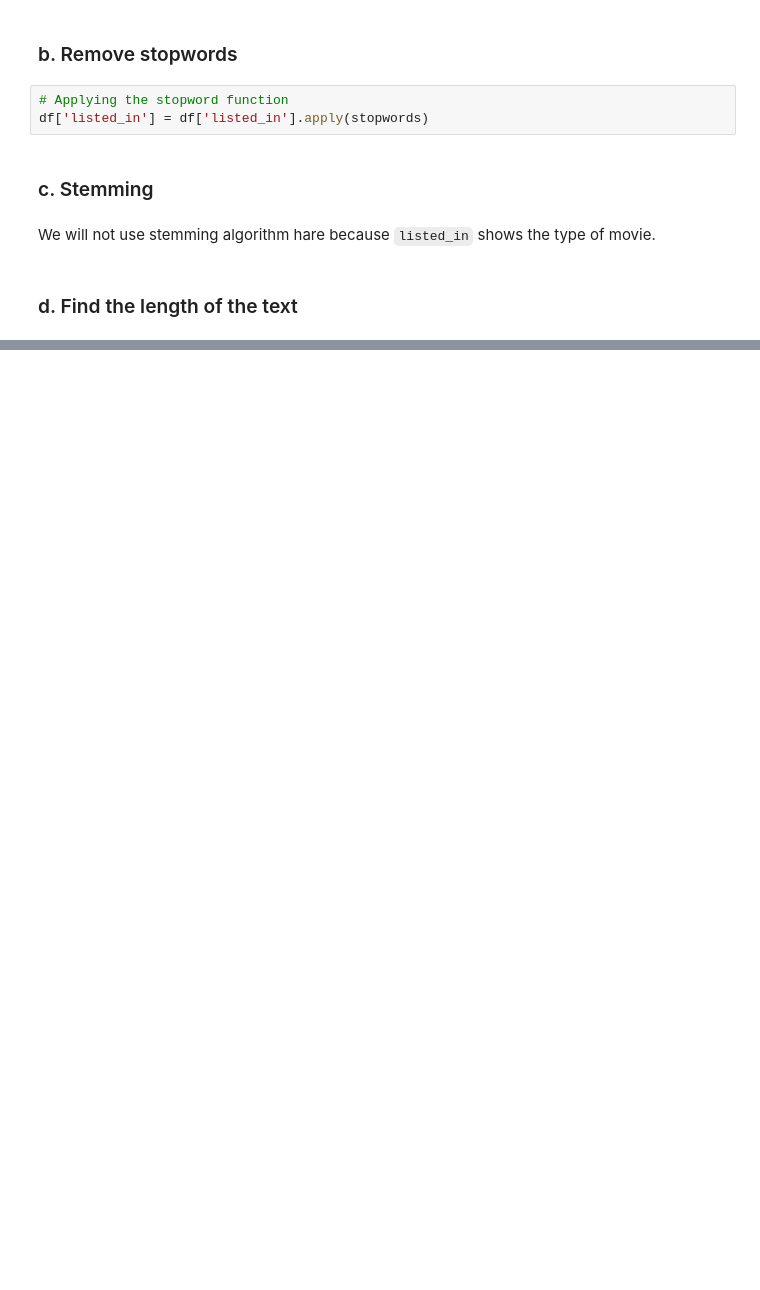
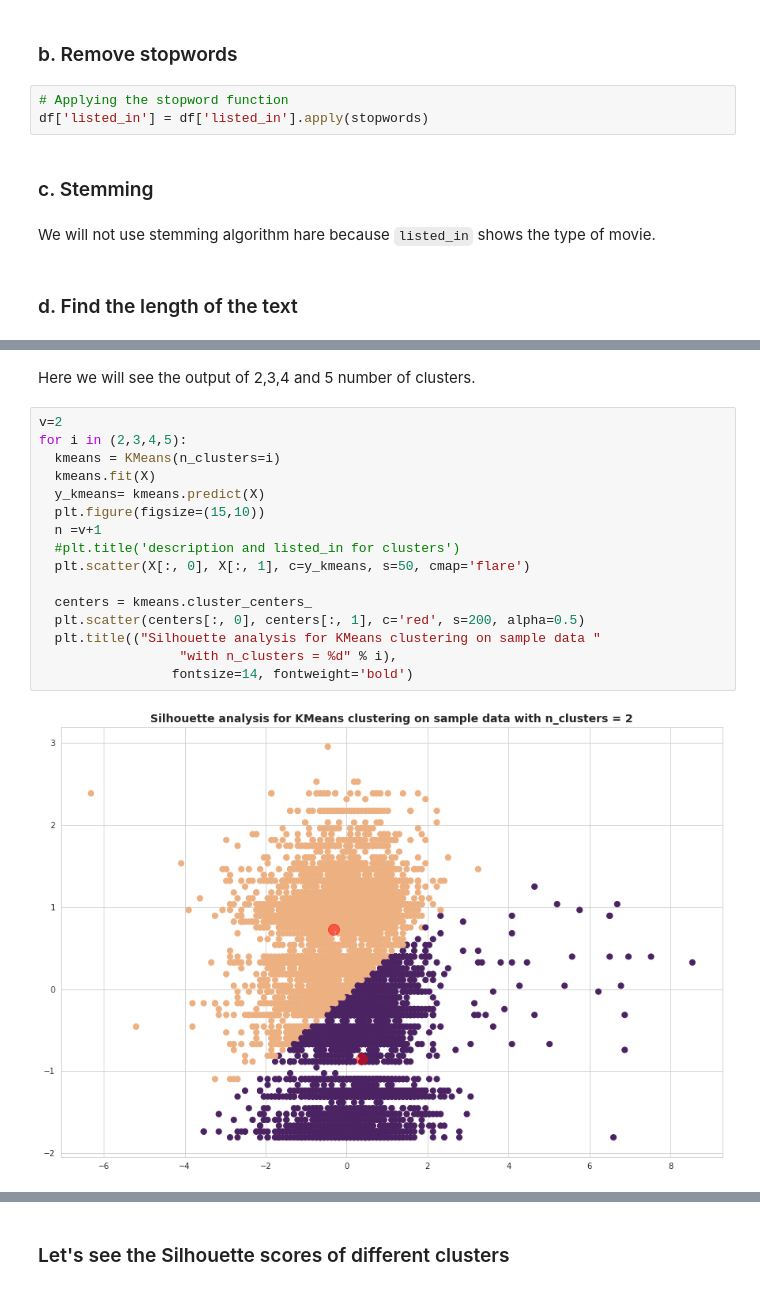
Before and after one commit to anisbagwan/NETFLIX-MOVIES-and-TV-shows-clusteringG, a Jupyter notebook: NETFLIX_MOVIES_AND_TV_SHOWS_CLUSTERING.ipynb, the cells around one changed output, grey strips where cells are left out. Saved outputs shown, nothing was run; the diff lists cells and outputs as text; blank space fills up the shorter version.

```diff
--- a/NETFLIX_MOVIES_AND_TV_SHOWS_CLUSTERING.ipynb
+++ b/NETFLIX_MOVIES_AND_TV_SHOWS_CLUSTERING.ipynb
@@ -631,0 +663,20 @@ df[['description','listed_in']]
+# %% [markdown]
+Here we will see the output of 2,3,4 and 5 number of clusters.
+# %%
+v=2
+for i in (2,3,4,5):
+  kmeans = KMeans(n_clusters=i)
+  kmeans.fit(X)
+  y_kmeans= kmeans.predict(X)
+  plt.figure(figsize=(15,10))
+  n =v+1
+  #plt.title('description and listed_in for clusters')
+  plt.scatter(X[:, 0], X[:, 1], c=y_kmeans, s=50, cmap='flare')
+
+  centers = kmeans.cluster_centers_
+  plt.scatter(centers[:, 0], centers[:, 1], c='red', s=200, alpha=0.5)
+  plt.title(("Silhouette analysis for KMeans clustering on sample data "
+                  "with n_clusters = %d" % i),
+                 fontsize=14, fontweight='bold')
+# %% [output]
+[figure, added]
@@ -631,0 +686,2 @@ df[['description','listed_in']]
+# %% [markdown]
+### Let's see the Silhouette scores of different clusters
```
Also changed, not shown: parts of 29 cells of this notebook.
